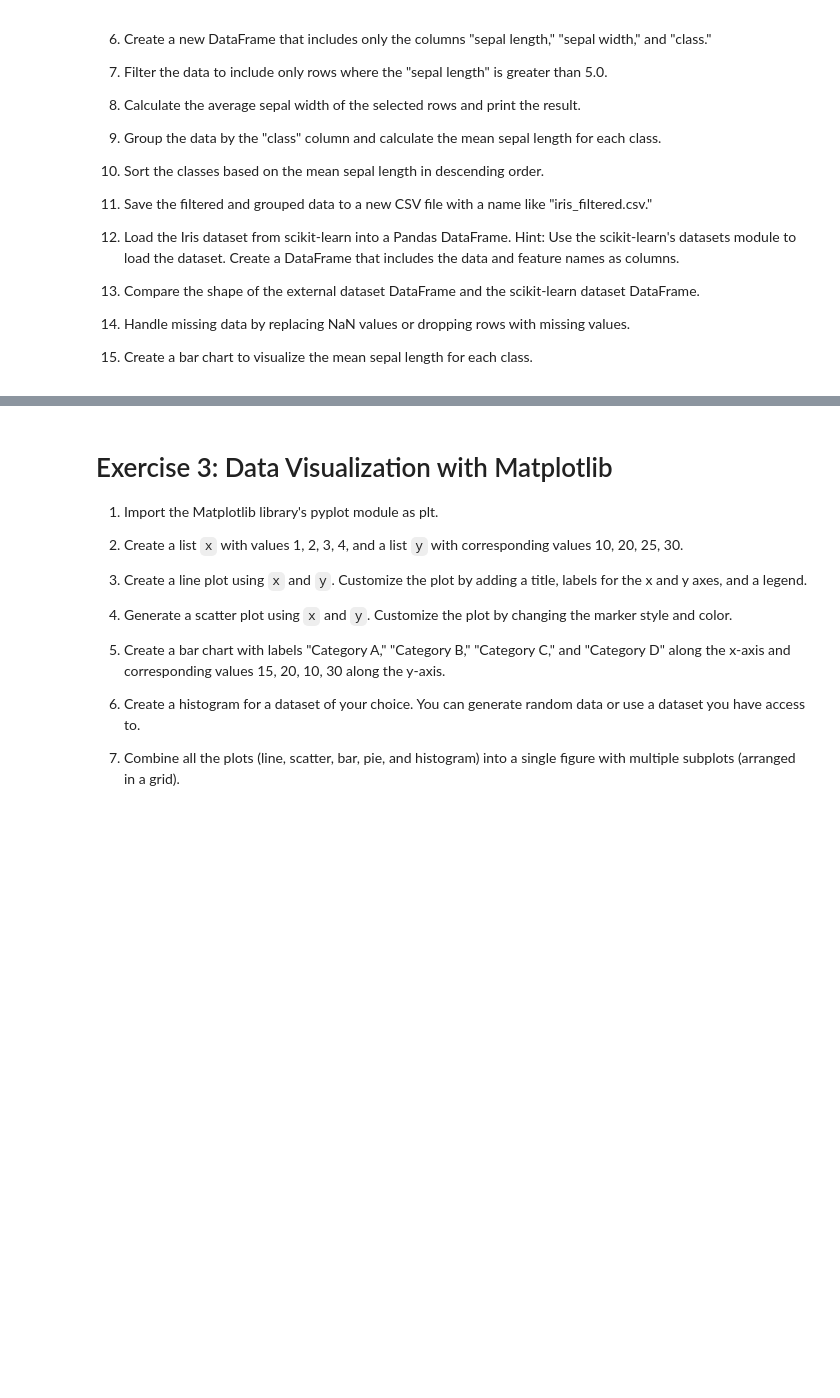
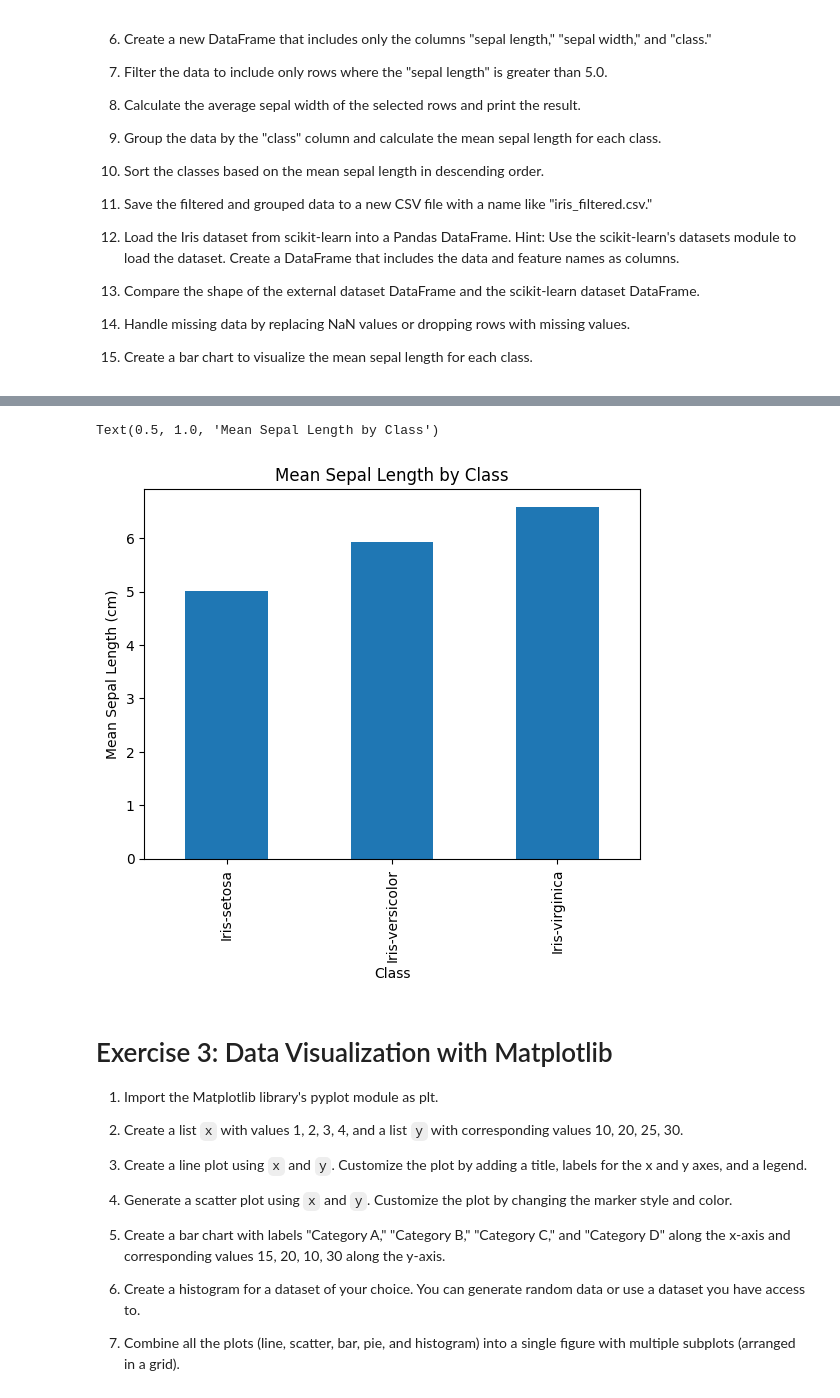
Before and after one commit to Feddane/Machine-Learning-Intro, a Jupyter notebook: Practical_work_01.ipynb, the cells around one changed output, grey strips where cells are left out. Drawn from its saved outputs; the diff is of its cells as text; code cells hidden in the pictures; blank space fills up the shorter version.

```diff
--- a/Practical_work_01.ipynb
+++ b/Practical_work_01.ipynb
@@ -118,0 +114,78 @@ import pandas as pd
+# %%
+#1
+import pandas as pd
+
+#2
+import requests
+url = "https://archive.ics.uci.edu/ml/machine-learning-databases/iris/iris.data"
+response = requests.get(url)
+with open("iris_external.csv", "wb") as f:
+    f.write(response.content)
+
+#3
+column_names = ["sepal length", "sepal width", "petal length", "petal width", "class"]
+classData = pd.read_csv("iris_external.csv", names=column_names)
+
+#4
+classData.head(5)
+
+#5
+print(classData.columns)
+
+#6
+newDf = pd.DataFrame(classData[["sepal length", "sepal width", "class"]])
+print(newDf)
+
+#7
+arr = classData["sepal length"] > 5.0
+filtered_data = classData[arr]
+
+#8
+average_sepal_width = filtered_data["sepal width"].mean()
+print(average_sepal_width)
+
+#9
+mean_sepal_length_by_class = classData.groupby("class")["sepal length"].mean()
+print(mean_sepal_length_by_class)
+
+#10
+sorted = mean_sepal_length_by_class.sort_values(ascending=False)
+print(sorted)
+
+#11
+sorted.to_csv("iris_filtered.csv", index=False)
+
+#12
+from sklearn.datasets import load_iris
+
+iris = load_iris()
+
+iris_df = pd.DataFrame(data=iris.data, columns=iris.feature_names)
+
+print(iris_df)
+
+#13
+external_dataset_shape = classData.shape
+
+scikit_learn_dataset_shape = iris_df.shape
+
+
+if external_dataset_shape == scikit_learn_dataset_shape:
+    print("The shapes of both DataFrames are the same.")
+else:
+    print("The shapes of both DataFrames are different.")
+
+#14
+
+# Replace NaN values with the mean of the column
+iris_df.fillna(iris_df.mean(), inplace=True)
+            #or
+iris_df = classData.dropna()
+iris_df  = classData.dropna(axis=1)
+
+#15
+mean_sepal_length_by_class.plot(kind="bar")
+plt.xlabel("Class")
+plt.ylabel("Mean Sepal Length (cm)")
+plt.title("Mean Sepal Length by Class")
+# %% [output]
@@ -119,3 +209,5 @@ import pandas as pd
+Text(0.5, 1.0, 'Mean Sepal Length by Class')
+[figure, added]
 # %% [markdown]
 # Exercise 3: Data Visualization with Matplotlib
 
```
Also changed, not shown: parts of 2 cells of this notebook, 3 other files.
